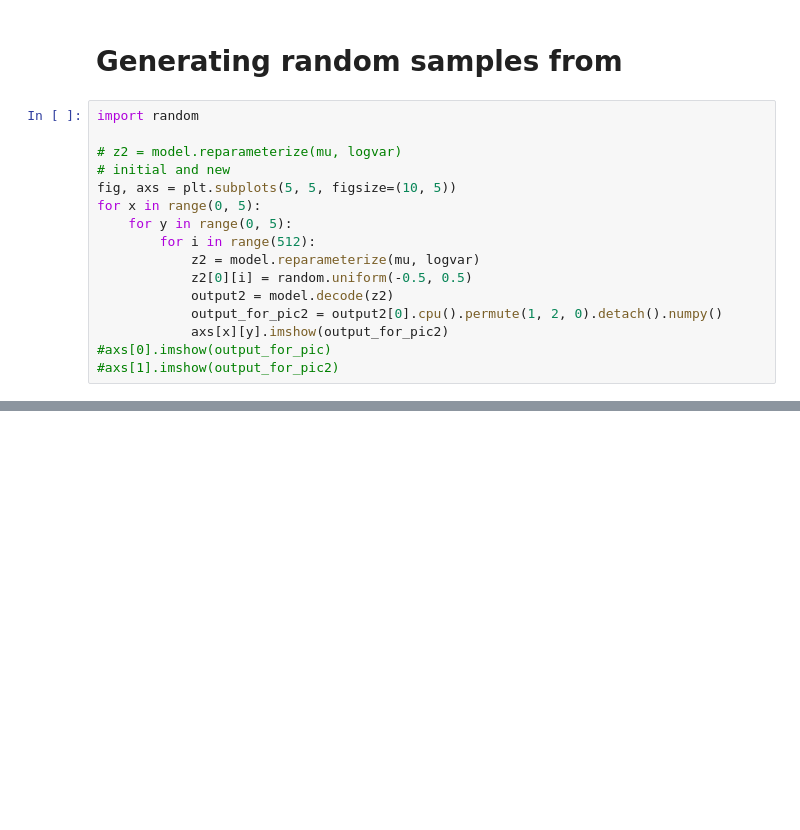
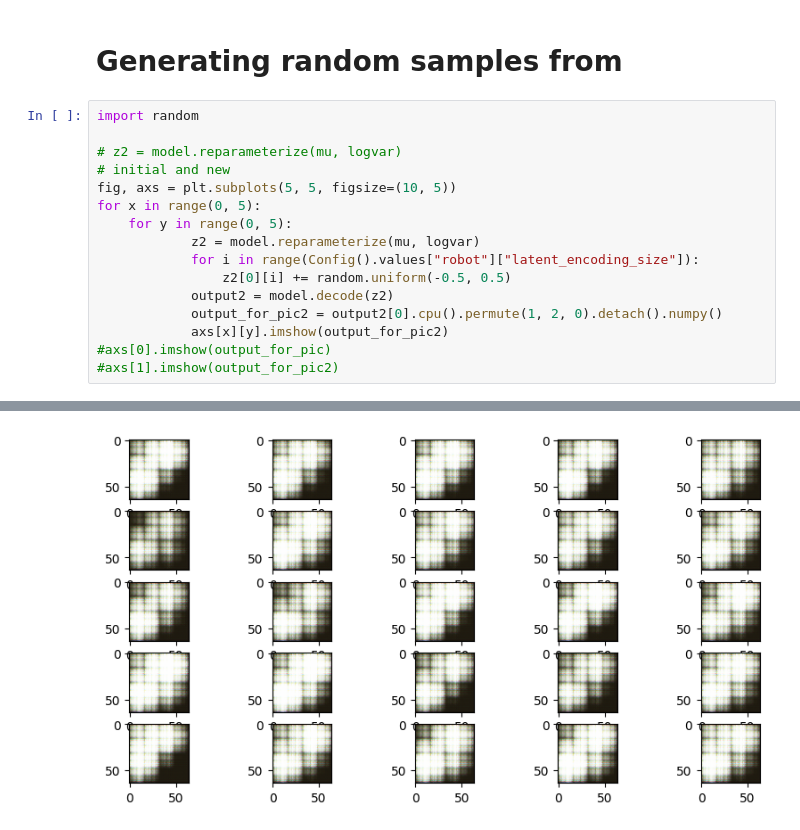
Before and after one commit to Sahara-Sheik/Robotic-Vision, a Jupyter notebook: src/encoding_conv_vae/Experiment-Conv-VAE.ipynb, the cells around one changed output, grey strips where cells are left out. Cells and saved outputs as stored; diff of their text form; blank space fills up the shorter version.

```diff
--- a/src/encoding_conv_vae/Experiment-Conv-VAE.ipynb
+++ b/src/encoding_conv_vae/Experiment-Conv-VAE.ipynb
@@ -237,11 +343,12 @@ import random
 fig, axs = plt.subplots(5, 5, figsize=(10, 5))
 for x in range(0, 5):
     for y in range(0, 5):
-        for i in range(512):
             z2 = model.reparameterize(mu, logvar)
-            z2[0][i] = random.uniform(-0.5, 0.5)
+            for i in range(Config().values["robot"]["latent_encoding_size"]):
+                z2[0][i] += random.uniform(-0.5, 0.5)
             output2 = model.decode(z2)
             output_for_pic2 = output2[0].cpu().permute(1, 2, 0).detach().numpy()
             axs[x][y].imshow(output_for_pic2)
 #axs[0].imshow(output_for_pic)
 #axs[1].imshow(output_for_pic2)
+# %% [output]
@@ -247,0 +374 @@ for x in range(0, 5):
+[figure, added]
```
Also changed, not shown: parts of 13 cells of this notebook, 3 other files.
